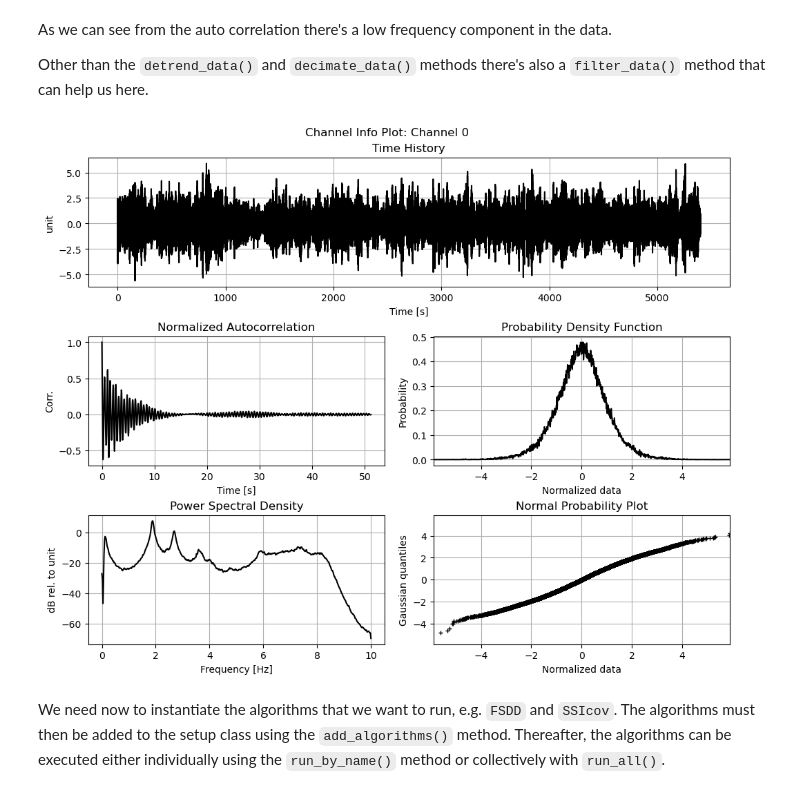
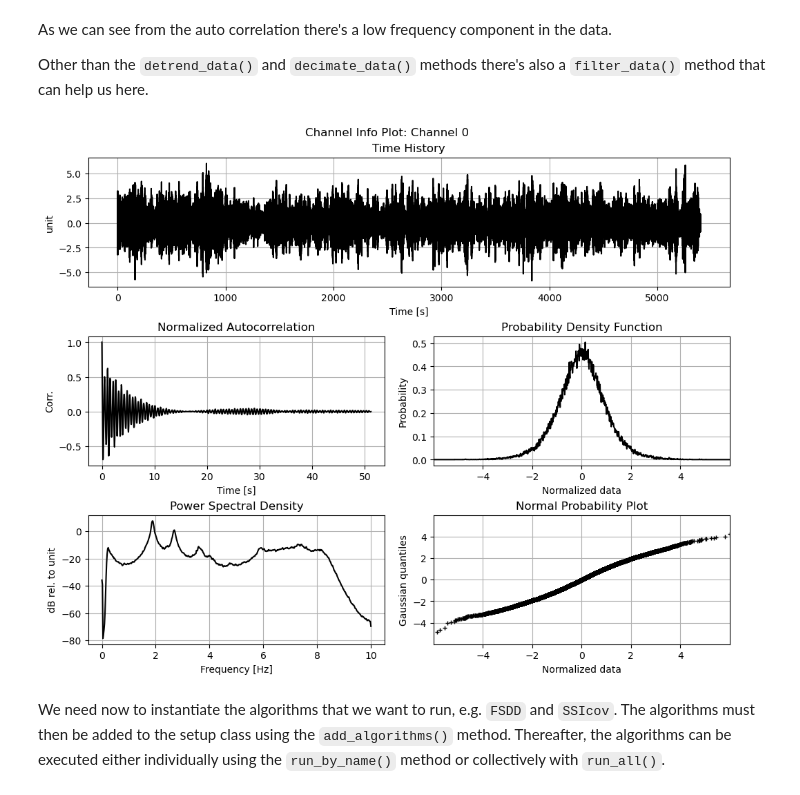
Before and after one commit to dagghe/pyOMA2, a Jupyter notebook: Examples/Example2.ipynb, the cells around one changed output. Saved outputs shown, nothing was run; the diff lists cells and outputs as text; code cells hidden in the pictures.

````diff
--- a/Examples/Example2.ipynb
+++ b/Examples/Example2.ipynb
@@ -72,11 +69,11 @@ method that can help us here.
 # %%
 # Detrend and decimate
 #Pali_ss.detrend_data()
-Pali_ss.filter_data(Wn=(0.1), order=8, btype="highpass")
+Pali_ss.filter_data(Wn=(0.2), order=8, btype="highpass")
 Pali_ss.decimate_data(q=5)
 _, _ = Pali_ss.plot_ch_info(ch_idx=[-1])
 # %% [output]
-[figure, old version]
+[figure, new version]
 # %% [markdown]
 We need now to instantiate the algorithms that we want to run, e.g. ```FSDD``` and ```SSIcov```. The algorithms must then be added to the setup class using the
 ```add_algorithms()``` method.
````
Also changed, not shown: parts of 14 cells of this notebook, 9 other files.
